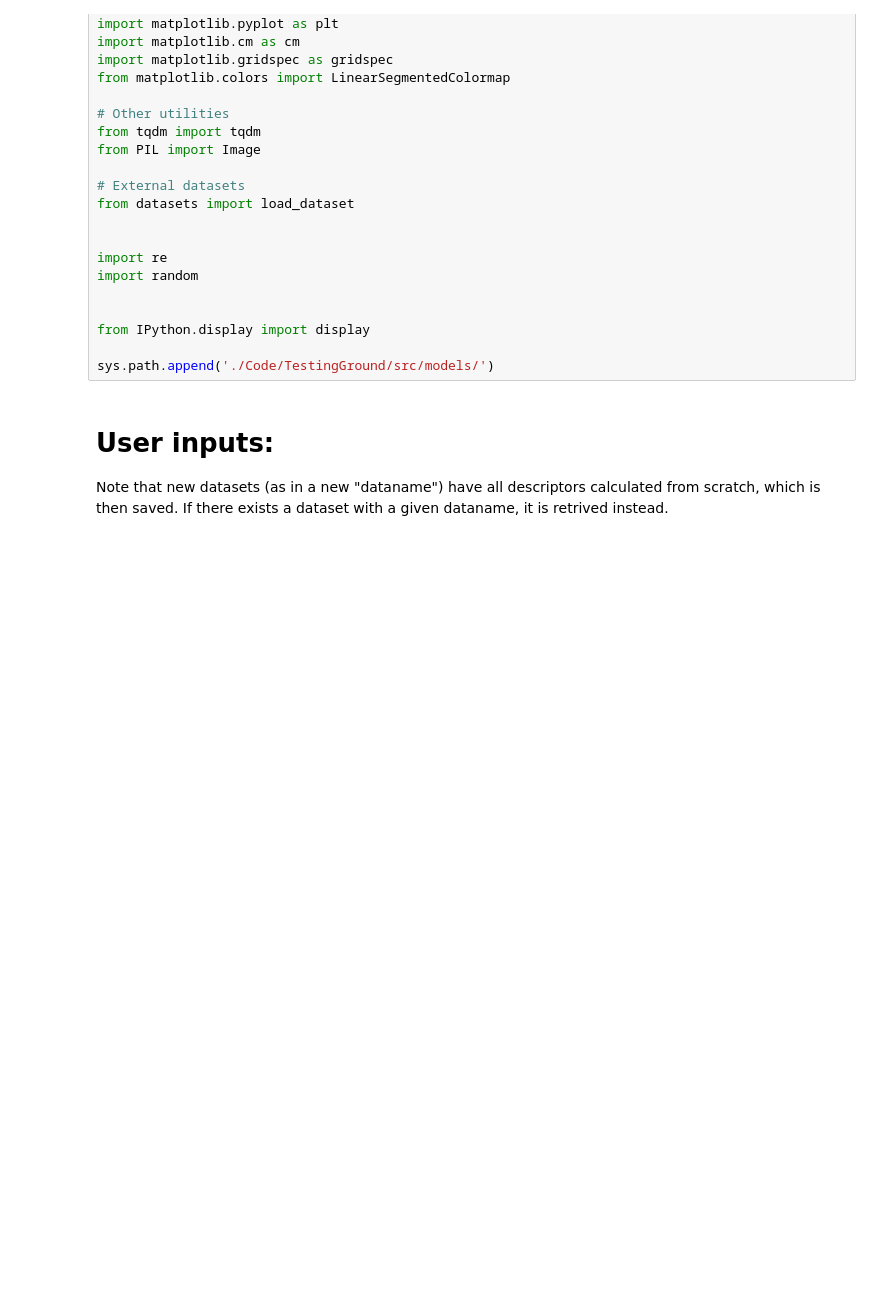
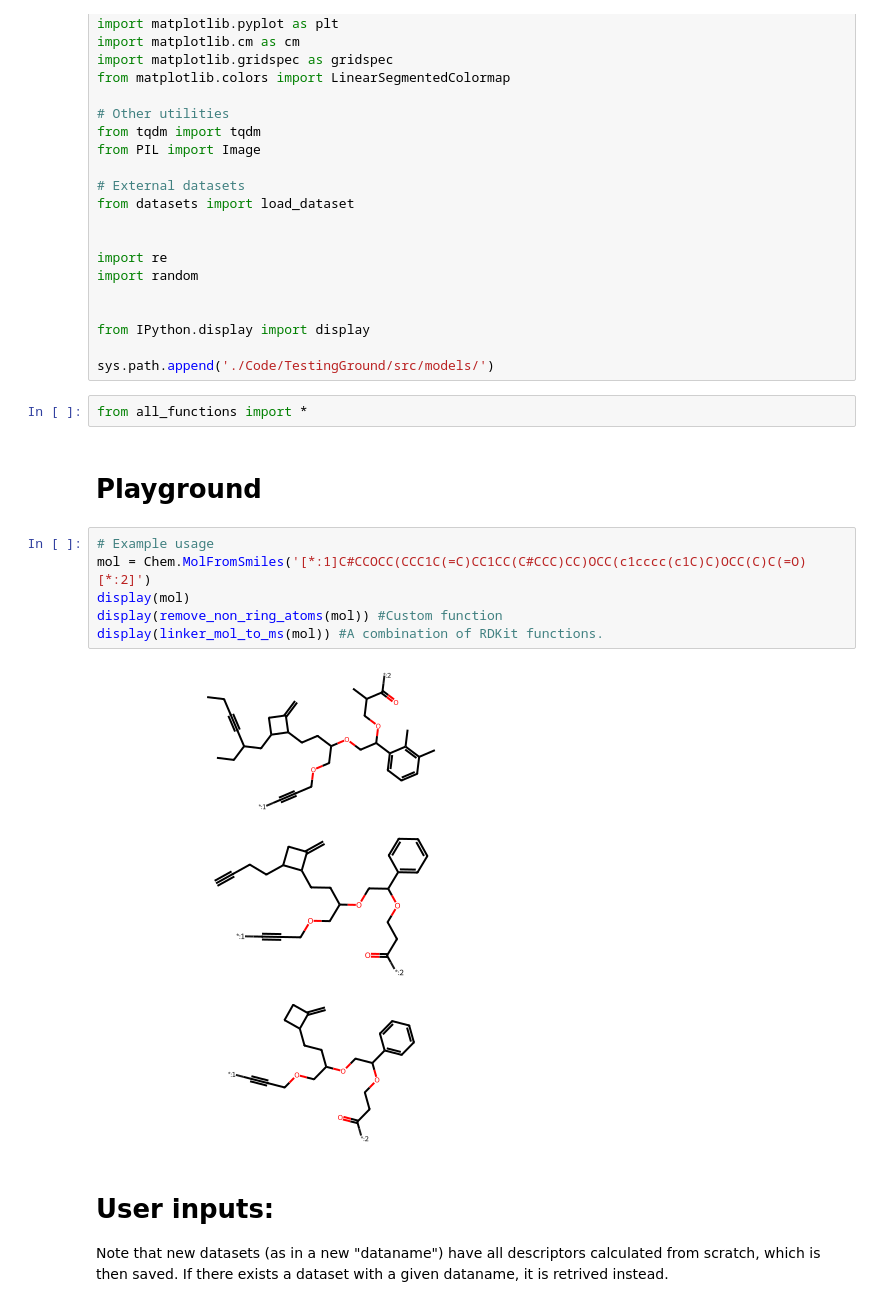
Before and after one commit to ribesstefano/PROTAC-Splitter, a Jupyter notebook: notebooks/GNN/1_load_data.ipynb, the cells around one changed output. Saved outputs shown, nothing was run; the diff lists cells and outputs as text; blank space fills up the shorter version.

```diff
--- a/notebooks/GNN/1_load_data.ipynb
+++ b/notebooks/GNN/1_load_data.ipynb
@@ -88,6 +108,20 @@ import random
 from IPython.display import display
 
 sys.path.append('./Code/TestingGround/src/models/')
+# %%
+from all_functions import *
+# %% [markdown]
+# Playground
+# %%
+# Example usage
+mol = Chem.MolFromSmiles('[*:1]C#CCOCC(CCC1C(=C)CC1CC(C#CCC)CC)OCC(c1cccc(c1C)C)OCC(C)C(=O)[*:2]')
+display(mol)
+display(remove_non_ring_atoms(mol)) #Custom function
+display(linker_mol_to_ms(mol)) #A combination of RDKit functions.
+# %% [output]
+[figure, added]
+[figure, added]
+[figure, added]
 # %% [markdown]
 # User inputs:
 Note that new datasets (as in a new "dataname") have all descriptors calculated from scratch, which is then saved. If there exists a dataset with a given dataname, it is retrived instead.
```
Also changed, not shown: parts of 26 cells of this notebook, 2 other files.
